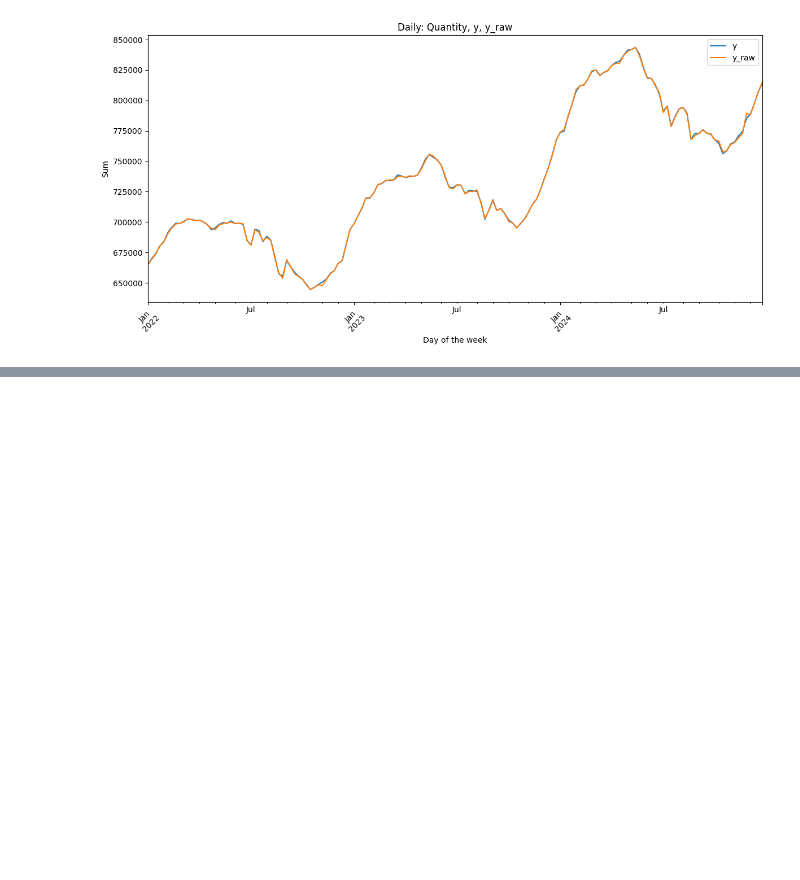
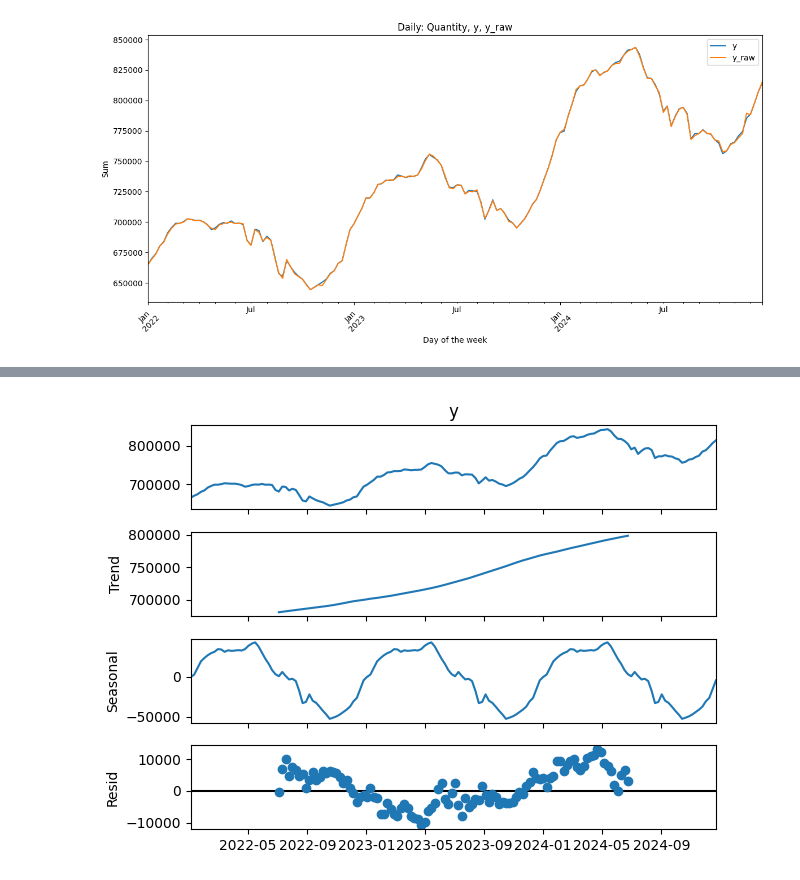
Before and after one commit to sailor-elite/Milk_delivery_prediction, a Jupyter notebook: Time_Series_analysis.ipynb, the cells around one changed output, grey strips where cells are left out. Drawn from its saved outputs; the diff is of its cells as text; code cells hidden in the pictures; blank space fills up the shorter version.

```diff
--- a/Time_Series_analysis.ipynb
+++ b/Time_Series_analysis.ipynb
@@ -141,0 +171,5 @@ data["delivery"] = data["delivery"].drop(columns={"y_raw"})
+# %%
+decompose_add.plot()
+pyplot.show()
+# %% [output]
+[figure, added]
```
Also changed, not shown: parts of 30 cells of this notebook.
